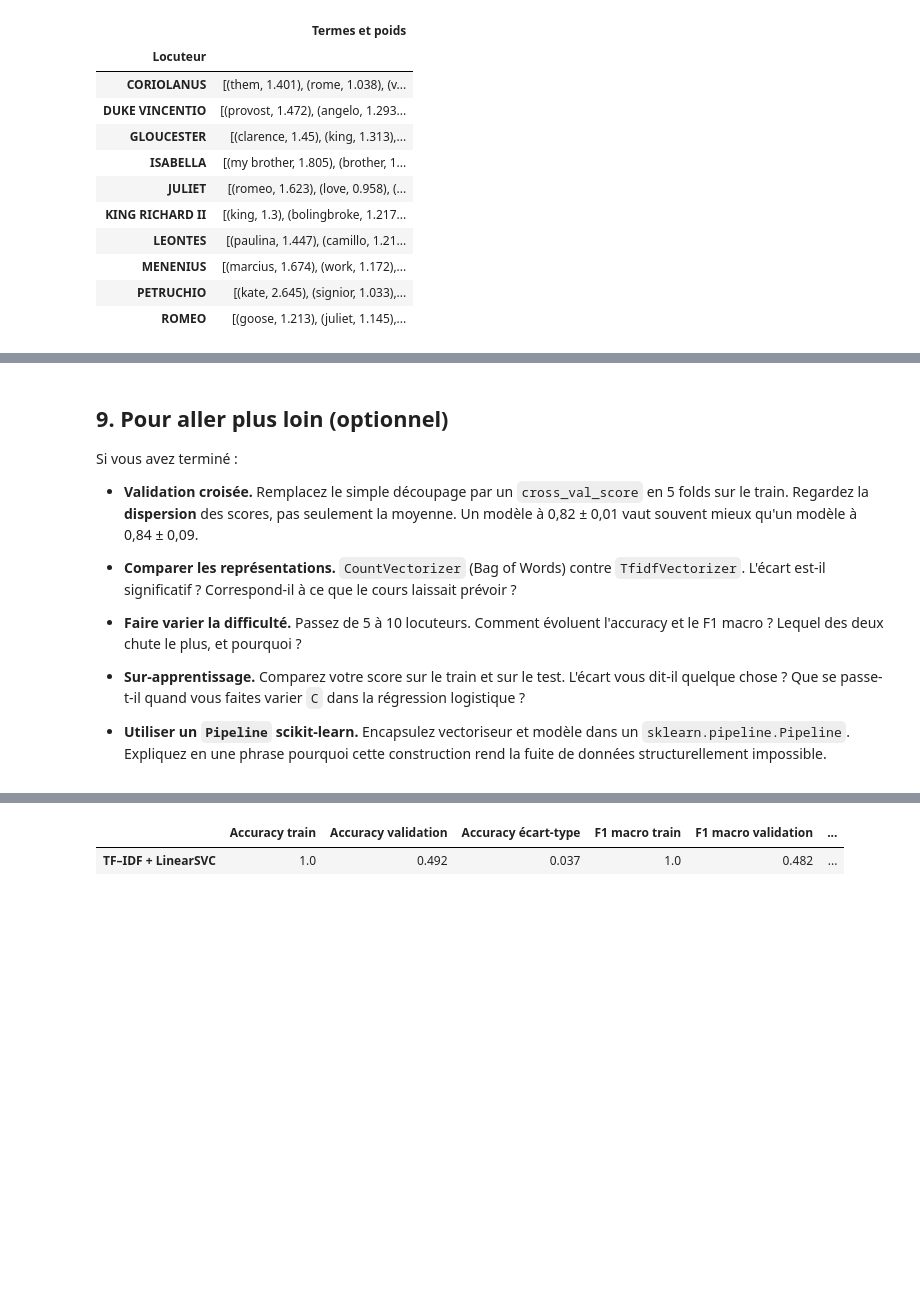
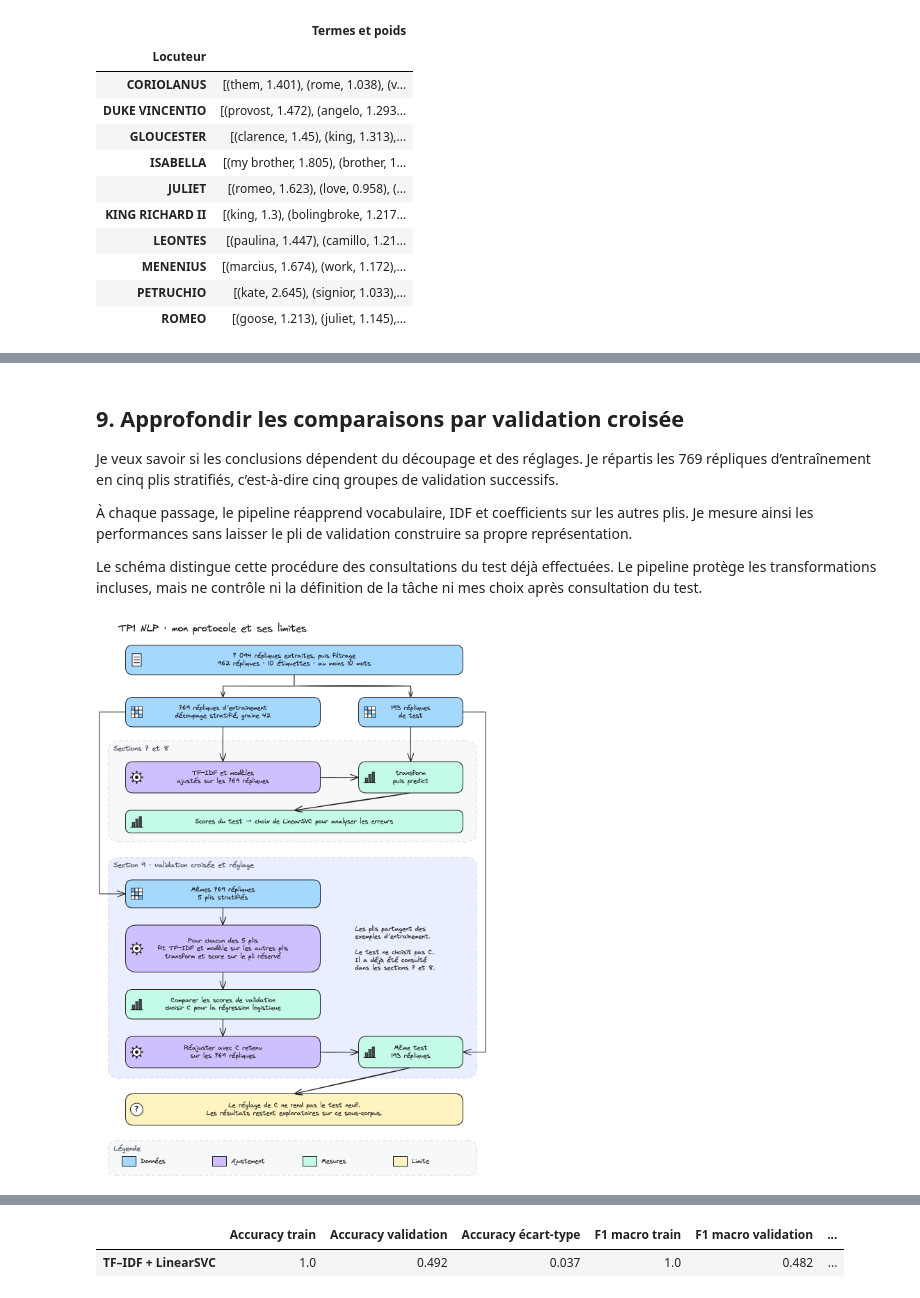
Before and after one commit to mcrayssac/ING3_IAA_GB_NLP, a Jupyter notebook: TP1_NLP_pipeline.ipynb, the cells around one changed output, grey strips where cells are left out. Saved outputs shown, nothing was run; the diff lists cells and outputs as text; code cells hidden in the pictures; blank space fills up the shorter version.

```diff
--- a/TP1_NLP_pipeline.ipynb
+++ b/TP1_NLP_pipeline.ipynb
@@ -718,15 +867,14 @@ with pd.option_context('display.max_colwidth', None):
 # %% [markdown]
-## 9. Pour aller plus loin (optionnel)
+## 9. Approfondir les comparaisons par validation croisée
 
-Si vous avez terminé :
+Je veux savoir si les conclusions dépendent du découpage et des réglages. Je répartis les 769 répliques d’entraînement en cinq plis stratifiés, c’est-à-dire cinq groupes de validation successifs.
 
-- **Validation croisée.** Remplacez le simple découpage par un `cross_val_score` en 5 folds sur le train. Regardez la **dispersion** des scores, pas seulement la moyenne. Un modèle à 0,82 ± 0,01 vaut souvent mieux qu'un modèle à 0,84 ± 0,09.
+À chaque passage, le pipeline réapprend vocabulaire, IDF et coefficients sur les autres plis. Je mesure ainsi les performances sans laisser le pli de validation construire sa propre représentation.
 
-- **Comparer les représentations.** `CountVectorizer` (Bag of Words) contre `TfidfVectorizer`. L'écart est-il significatif ? Correspond-il à ce que le cours laissait prévoir ?
-
-- **Faire varier la difficulté.** Passez de 5 à 10 locuteurs. Comment évoluent l'accuracy et le F1 macro ? Lequel des deux chute le plus, et pourquoi ?
-
-- **Sur-apprentissage.** Comparez votre score sur le train et sur le test. L'écart vous dit-il quelque chose ? Que se passe-t-il quand vous faites varier `C` dans la régression logistique ?
-
-- **Utiliser un `Pipeline` scikit-learn.** Encapsulez vectoriseur et modèle dans un `sklearn.pipeline.Pipeline`. Expliquez en une phrase pourquoi cette construction rend la fuite de données structurellement impossible.
+Le schéma distingue cette procédure des consultations du test déjà effectuées. Le pipeline protège les transformations incluses, mais ne contrôle ni la définition de la tâche ni mes choix après consultation du test.
+# %%
+# Je rappelle le protocole et les consultations successives du même test.
+display(Image(filename='diagrams/nlp/tp1_protocole.png', width=920))
+# %% [output]
+[figure, added]
 # %%
```
Also changed, not shown: parts of 72 cells of this notebook, 2 other files.
